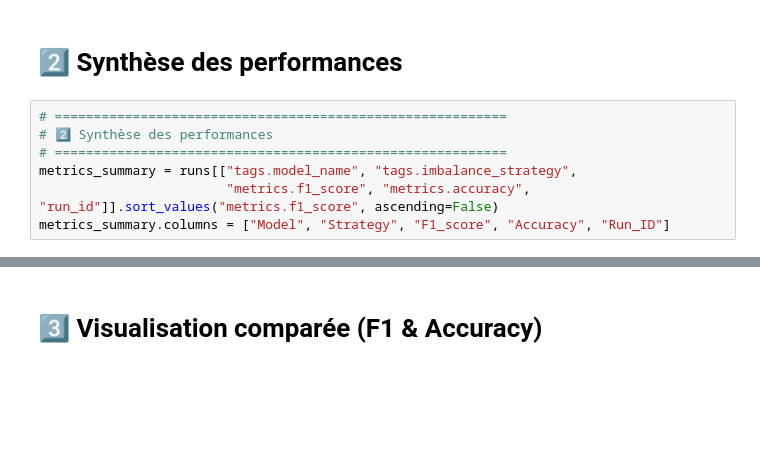
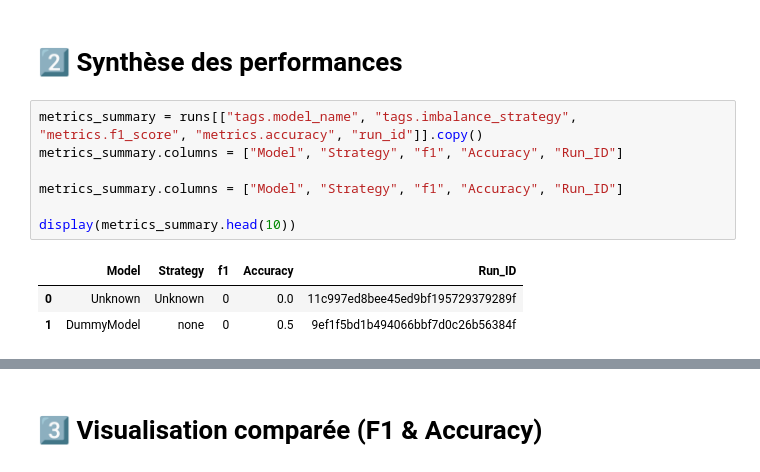
Before and after one commit to SalimM21/Churn-Prediction-avec-MLflow, a Jupyter notebook: notebooks/4_model_analysis.ipynb, the cells around one changed output, grey strips where cells are left out. Drawn from its saved outputs; the diff is of its cells as text; blank space fills up the shorter version.

```diff
--- a/notebooks/4_model_analysis.ipynb
+++ b/notebooks/4_model_analysis.ipynb
@@ -30,11 +54,15 @@ print(f"✅ {len(runs)} runs trouvés pour l'expérience '{experiment_name}'")
 # %% [markdown]
 # 2️⃣ Synthèse des performances
 # %%
-# ==========================================================
-# 2️⃣ Synthèse des performances
-# ==========================================================
-metrics_summary = runs[["tags.model_name", "tags.imbalance_strategy",
-                        "metrics.f1_score", "metrics.accuracy", "run_id"]].sort_values("metrics.f1_score", ascending=False)
-metrics_summary.columns = ["Model", "Strategy", "F1_score", "Accuracy", "Run_ID"]
+metrics_summary = runs[["tags.model_name", "tags.imbalance_strategy", "metrics.f1_score", "metrics.accuracy", "run_id"]].copy()
+metrics_summary.columns = ["Model", "Strategy", "f1", "Accuracy", "Run_ID"]
+
+metrics_summary.columns = ["Model", "Strategy", "f1", "Accuracy", "Run_ID"]
+
+display(metrics_summary.head(10))
+# %% [output]
+|  | Model | Strategy | f1 | Accuracy | Run_ID |
+| 0 | Unknown | Unknown | 0 | 0.0 | 11c997ed8bee45ed9bf195729379289f |
+| 1 | DummyModel | none | 0 | 0.5 | 9ef1f5bd1b494066bbf7d0c26b56384f |
 # %%
 display(metrics_summary.head(10))
```
Also changed, not shown: parts of 15 cells of this notebook, 11 other files.
